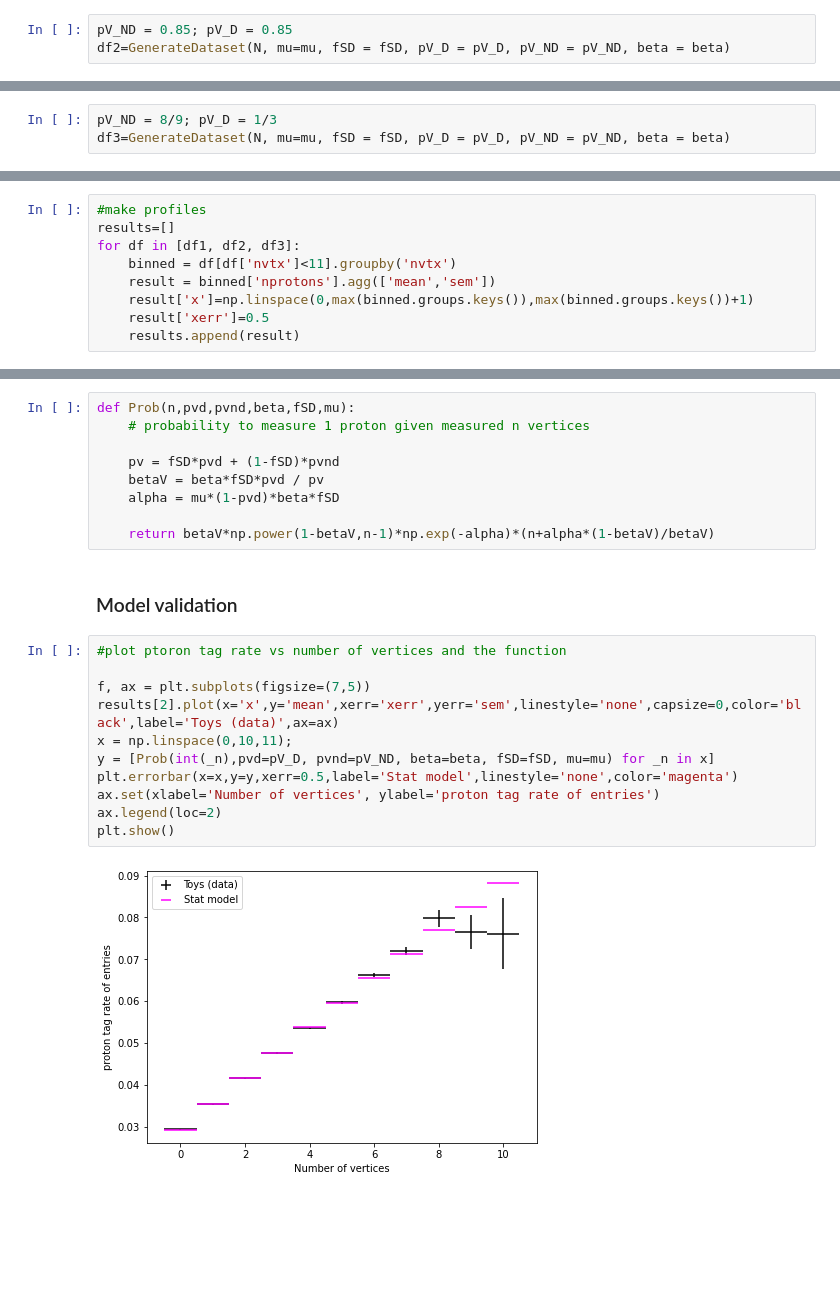
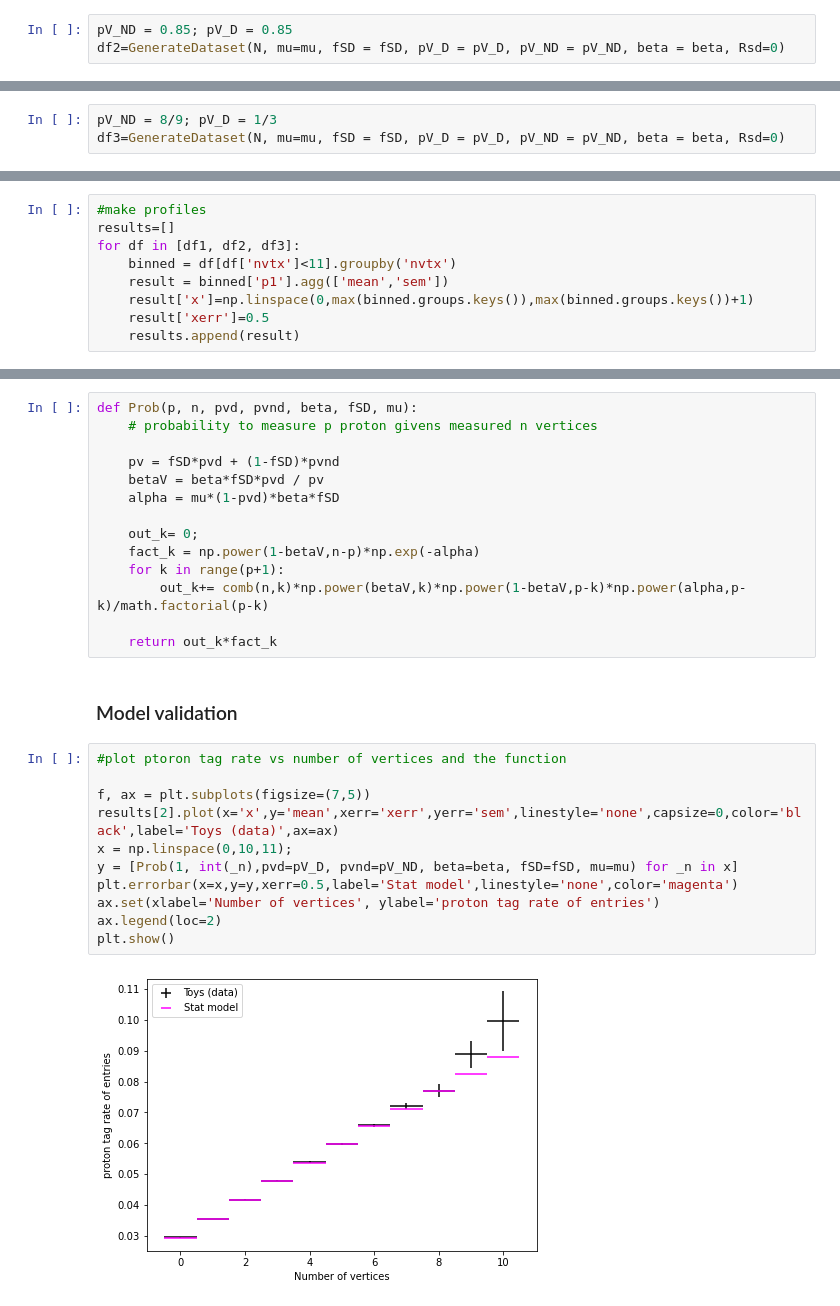
Before and after one commit to michael-pitt/PPSTools, a Jupyter notebook: LowPU2017H/notebooks/ProtonTagRate.ipynb, the cells around one changed output, grey strips where cells are left out. Cells and saved outputs as stored; diff of their text form; blank space fills up the shorter version.

```diff
--- a/LowPU2017H/notebooks/ProtonTagRate.ipynb
+++ b/LowPU2017H/notebooks/ProtonTagRate.ipynb
@@ -84,6 +101,6 @@ Time: 195.98sec for 10000000 events
 # %%
 pV_ND = 0.85; pV_D = 0.85
-df2=GenerateDataset(N, mu=mu, fSD = fSD, pV_D = pV_D, pV_ND = pV_ND, beta = beta)
+df2=GenerateDataset(N, mu=mu, fSD = fSD, pV_D = pV_D, pV_ND = pV_ND, beta = beta, Rsd=0)
 # %% [output]
 probability for PU proton in collision 0.015
 probability to form a vertex in collision 0.85
@@ -91,6 +108,6 @@ Time: 164.88sec for 10000000 events
 # %%
 pV_ND = 8/9; pV_D = 1/3
-df3=GenerateDataset(N, mu=mu, fSD = fSD, pV_D = pV_D, pV_ND = pV_ND, beta = beta)
+df3=GenerateDataset(N, mu=mu, fSD = fSD, pV_D = pV_D, pV_ND = pV_ND, beta = beta, Rsd=0)
 # %% [output]
 probability for PU proton in collision 0.015
 probability to form a vertex in collision 0.75
@@ -116,7 +133,7 @@ Proton tagging rate for the three models (profile the dataframes)
 results=[]
 for df in [df1, df2, df3]:
     binned = df[df['nvtx']<11].groupby('nvtx')
-    result = binned['nprotons'].agg(['mean','sem'])
+    result = binned['p1'].agg(['mean','sem'])
     result['x']=np.linspace(0,max(binned.groups.keys()),max(binned.groups.keys())+1)
     result['xerr']=0.5
     results.append(result)
@@ -187,24 +217,29 @@ where $\beta_{V} = f_{SD}\beta\cdot p_V^D/p_V$,  $\alpha = f_{SD}\beta(1-p_{V}^{
 # %%
-def Prob(n,pvd,pvnd,beta,fSD,mu):
-    # probability to measure 1 proton given measured n vertices
+def Prob(p, n, pvd, pvnd, beta, fSD, mu):
+    # probability to measure p proton givens measured n vertices
 
     pv = fSD*pvd + (1-fSD)*pvnd
     betaV = beta*fSD*pvd / pv
     alpha = mu*(1-pvd)*beta*fSD
 
-    return betaV*np.power(1-betaV,n-1)*np.exp(-alpha)*(n+alpha*(1-betaV)/betaV)
+    out_k= 0;
+    fact_k = np.power(1-betaV,n-p)*np.exp(-alpha)
+    for k in range(p+1):
+        out_k+= comb(n,k)*np.power(betaV,k)*np.power(1-betaV,p-k)*np.power(alpha,p-k)/math.factorial(p-k)
+
+    return out_k*fact_k
 # %% [markdown]
 ### Model validation
 # %%
 #plot ptoron tag rate vs number of vertices and the function
 
 f, ax = plt.subplots(figsize=(7,5))
 results[2].plot(x='x',y='mean',xerr='xerr',yerr='sem',linestyle='none',capsize=0,color='black',label='Toys (data)',ax=ax)
 x = np.linspace(0,10,11);
-y = [Prob(int(_n),pvd=pV_D, pvnd=pV_ND, beta=beta, fSD=fSD, mu=mu) for _n in x]
+y = [Prob(1, int(_n),pvd=pV_D, pvnd=pV_ND, beta=beta, fSD=fSD, mu=mu) for _n in x]
 plt.errorbar(x=x,y=y,xerr=0.5,label='Stat model',linestyle='none',color='magenta')
 ax.set(xlabel='Number of vertices', ylabel='proton tag rate of entries')
 ax.legend(loc=2)
 plt.show()
 # %% [output]
-[figure, old version]
+[figure, new version]
```
Also changed, not shown: parts of 9 cells of this notebook, 2 other files.
